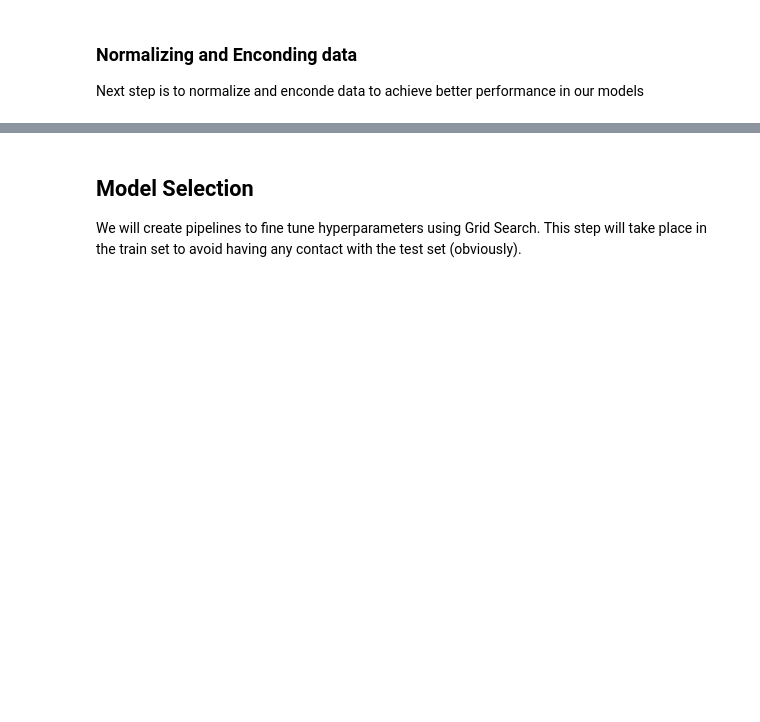
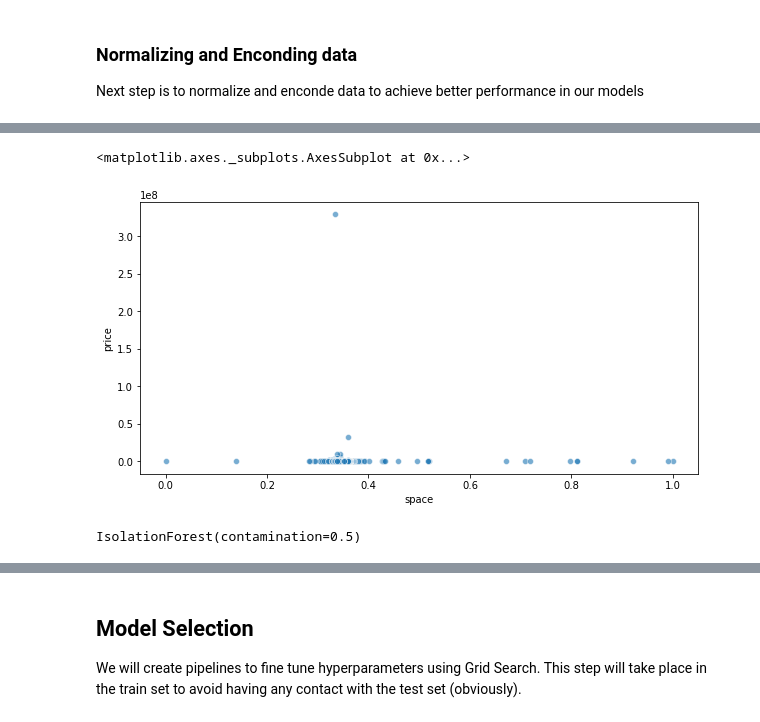
Before and after one commit to tomasrpons/house_pricing, a Jupyter notebook: house_pricing.ipynb, the cells around one changed output, grey strips where cells are left out. Drawn from its saved outputs; the diff is of its cells as text; code cells hidden in the pictures; blank space fills up the shorter version.

```diff
--- a/house_pricing.ipynb
+++ b/house_pricing.ipynb
@@ -152,0 +190,2 @@ X_test_transformed = column_transformer_norm_enc.transform(X_test_clean)
+# %%
+X_train_transformed = X_train_transformed[:, [4, 5, 0, 7, 2, 6]]
@@ -152,0 +196,15 @@ X_test_transformed = column_transformer_norm_enc.transform(X_test_clean)
+# %%
+df_outlier = pd.DataFrame(data=X_train_transformed)
+df_outlier = df_outlier.merge(y_train, on=df_outlier.index, indicator = False).drop(axis=1, columns='key_0')
+
+df_outlier_test = pd.DataFrame(data=X_test_transformed)
+df_outlier_test = df_outlier_test.merge(y_test, on=df_outlier_test.index, indicator = False).drop(axis=1, columns='key_0')
+# %%
+df_outlier = df_outlier.rename(columns={0: "space"})
+# %%
+plt.figure(figsize=(10,5))
+sn.scatterplot(x='space', y='price',
+                data=df_outlier, alpha=.6)
+# %% [output]
+<matplotlib.axes._subplots.AxesSubplot at 0x...>
+[figure, added]
@@ -152,0 +213,5 @@ X_test_transformed = column_transformer_norm_enc.transform(X_test_clean)
+# %%
+iso_forest = IsolationForest(contamination=0.5)
+iso_forest.fit(df_outlier)
+# %% [output]
+IsolationForest(contamination=0.5)
```
Also changed, not shown: parts of 45 cells of this notebook, 7 other files.
